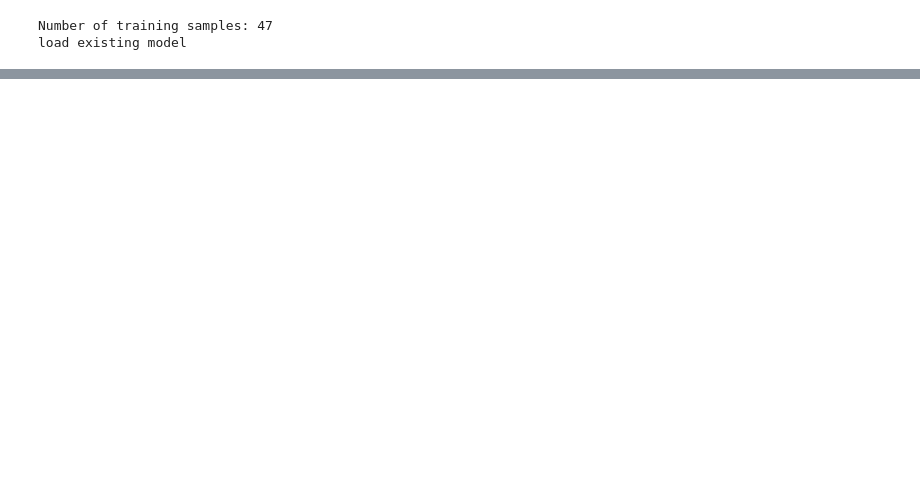
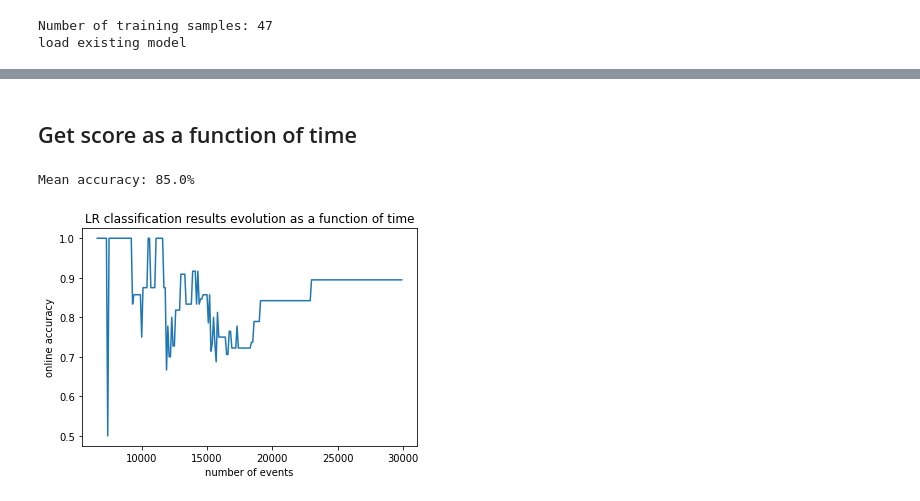
Before and after one commit to AntoineGrimaldi/HOTS, a Jupyter notebook: notebooks/BASICS_03_Training_Classifier.ipynb, the cells around one changed output, grey strips where cells are left out. Saved outputs shown, nothing was run; the diff lists cells and outputs as text; code cells hidden in the pictures; blank space fills up the shorter version.

```diff
--- a/notebooks/BASICS_03_Training_Classifier.ipynb
+++ b/notebooks/BASICS_03_Training_Classifier.ipynb
@@ -56,0 +54,8 @@ IndexError: list index out of range
+# %% [markdown]
+## Get score as a function of time
+# %%
+timestep = 100
+meanac, onlinac, lastac, truepos, falsepos = score_classif_time(likelihood, true_target, timestamps, timestep, thres=None)
+# %% [output]
+Mean accuracy: 85.0%
+[figure, added]
```
Also changed, not shown: parts of 11 cells of this notebook, 2 other files.
